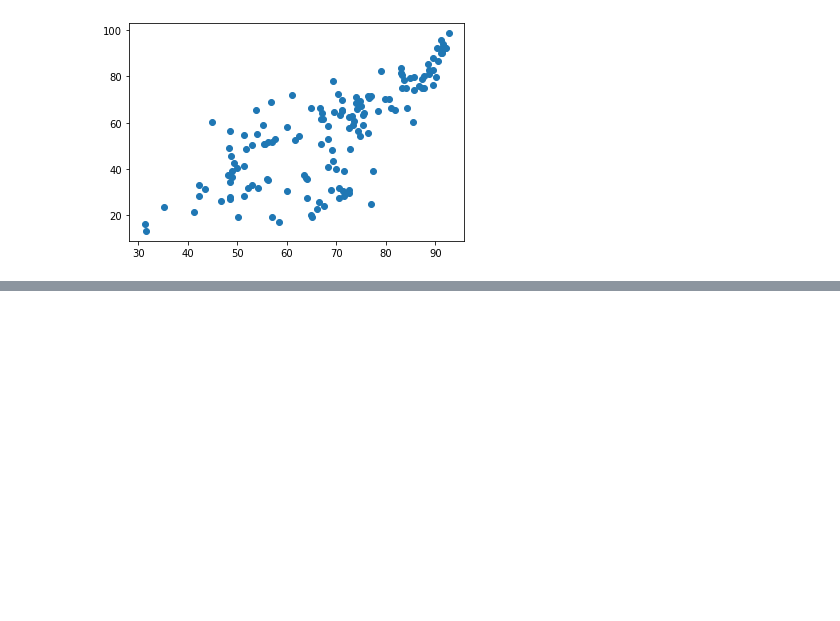
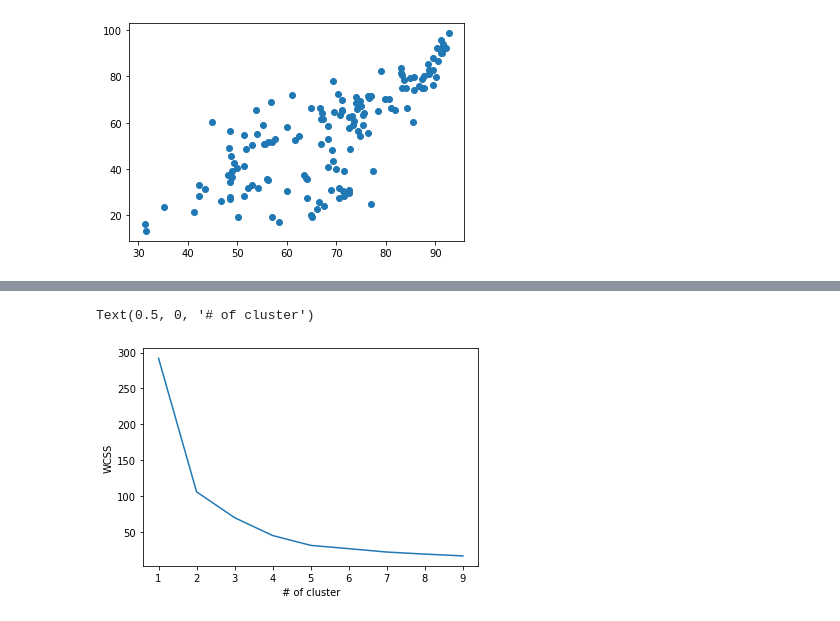
Before and after one commit to pranavnt/SPI, a Jupyter notebook: modeling.ipynb, the cells around one changed output, grey strips where cells are left out. Saved outputs shown, nothing was run; the diff lists cells and outputs as text; code cells hidden in the pictures; blank space fills up the shorter version.

Commit message:
kmeans

```diff
--- a/modeling.ipynb
+++ b/modeling.ipynb
@@ -94,3 +94,5 @@ plt.scatter(X,y)
 # %% [output]
 <matplotlib.collections.PathCollection at 0x...>
 [figure]
+# %%
+x = pd.DataFrame(data)
@@ -96,0 +102,10 @@ plt.scatter(X,y)
+# %%
+x = preprocessing.scale(x)
+# %%
+wcss = []
+
+for i in range(1,10):
+    kmeans = KMeans(i)
+    kmeans.fit(x)
+    wcss.append(kmeans.inertia_)
+wcss
@@ -96,0 +122,7 @@ plt.scatter(X,y)
+# %%
+plt.plot(range(1,10),wcss)
+plt.ylabel('WCSS')
+plt.xlabel('# of cluster')
+# %% [output]
+Text(0.5, 0, '# of cluster')
+[figure, added]
```
Also changed, not shown: parts of 4 cells of this notebook.
